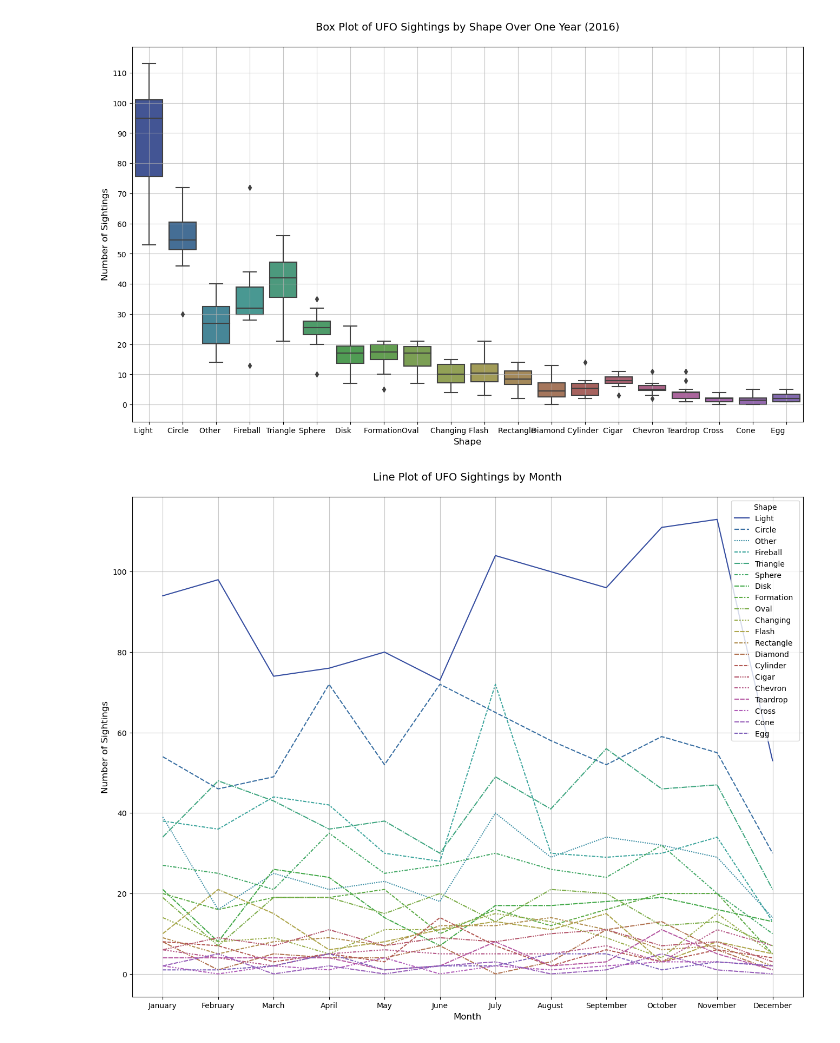
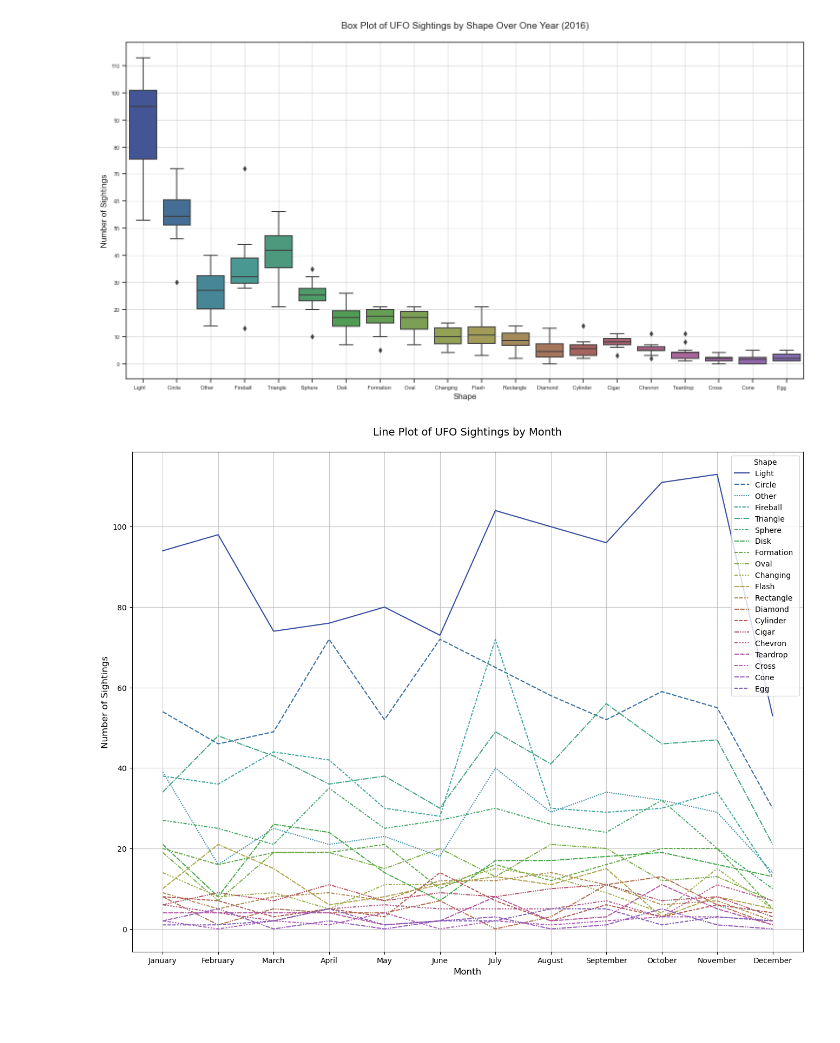
Before and after one commit to marko-londo/UFO-Sighting-Analysis, a Jupyter notebook: UFOs.ipynb, the cells around one changed output. Drawn from its saved outputs; the diff is of its cells as text; code cells hidden in the pictures; blank space fills up the shorter version.

Commit message:
fixed box plot size

```diff
--- a/UFOs.ipynb
+++ b/UFOs.ipynb
@@ -181,17 +181,17 @@ shapes_states = pd.merge(
     shapes_by_month_data, states_by_month_data, left_index=True, right_index=True
 )
 # %%
-plt.subplots(figsize=(16, 9))
+plt.subplots(figsize=(18, 9))
 sns.boxplot(
     data=shapes_by_month_data, palette=shape_colors[:20])
 plt.title("Box Plot of UFO Sightings by Shape Over One Year (2016)\n", fontsize=14)
 plt.xlabel("Shape", fontsize=12)
 plt.ylabel("Number of Sightings", fontsize=12)
 plt.grid(True, alpha=0.7)
 plt.gca().yaxis.set_major_locator(MultipleLocator(10))
 plt.show()
 # %% [output]
-[figure, old version]
+[figure, new version]
 # %%
 plt.subplots(figsize=(16, 12))
 sns.lineplot(data=shapes_by_month_data, palette=shape_colors[:20])
```
